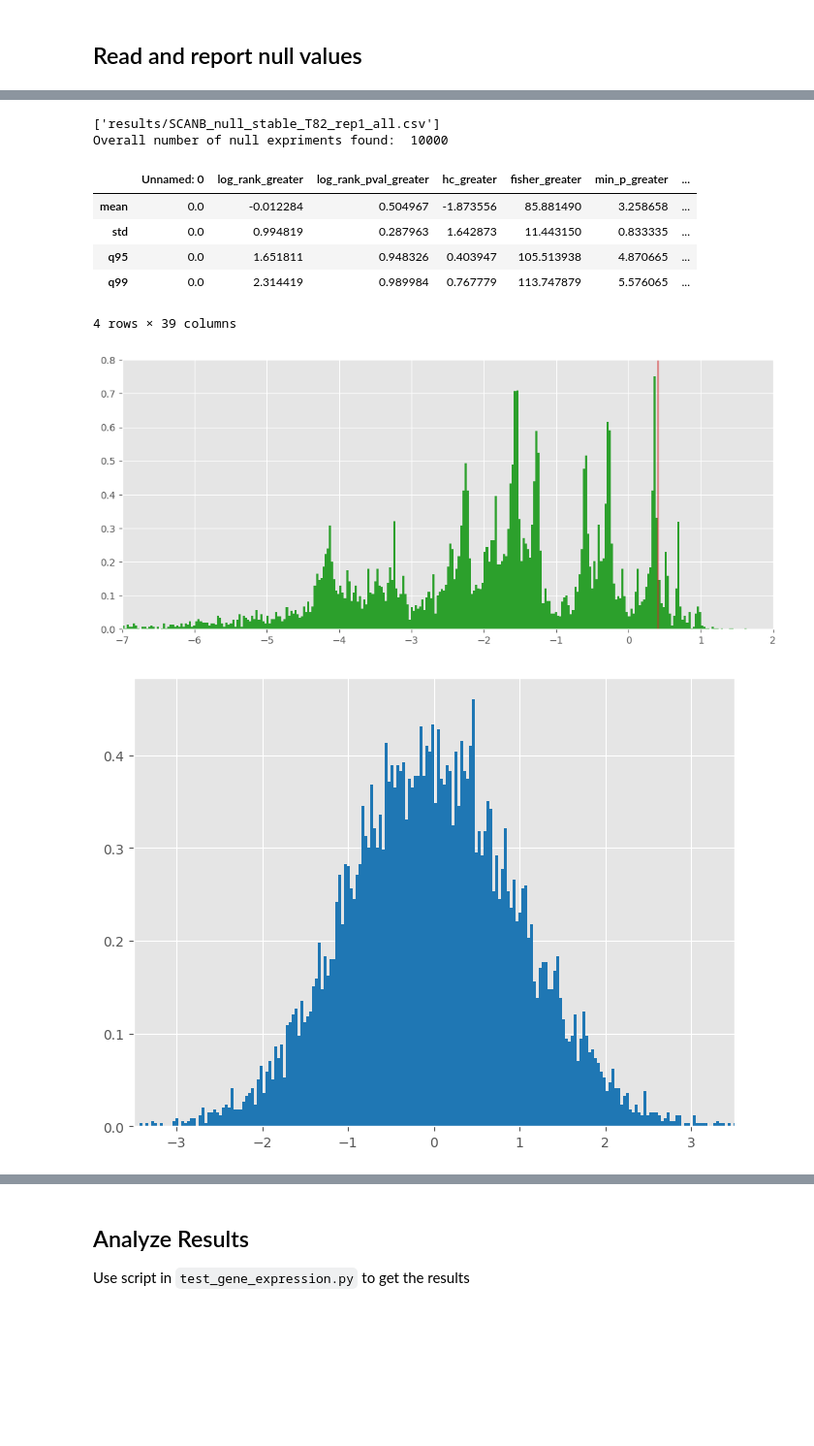
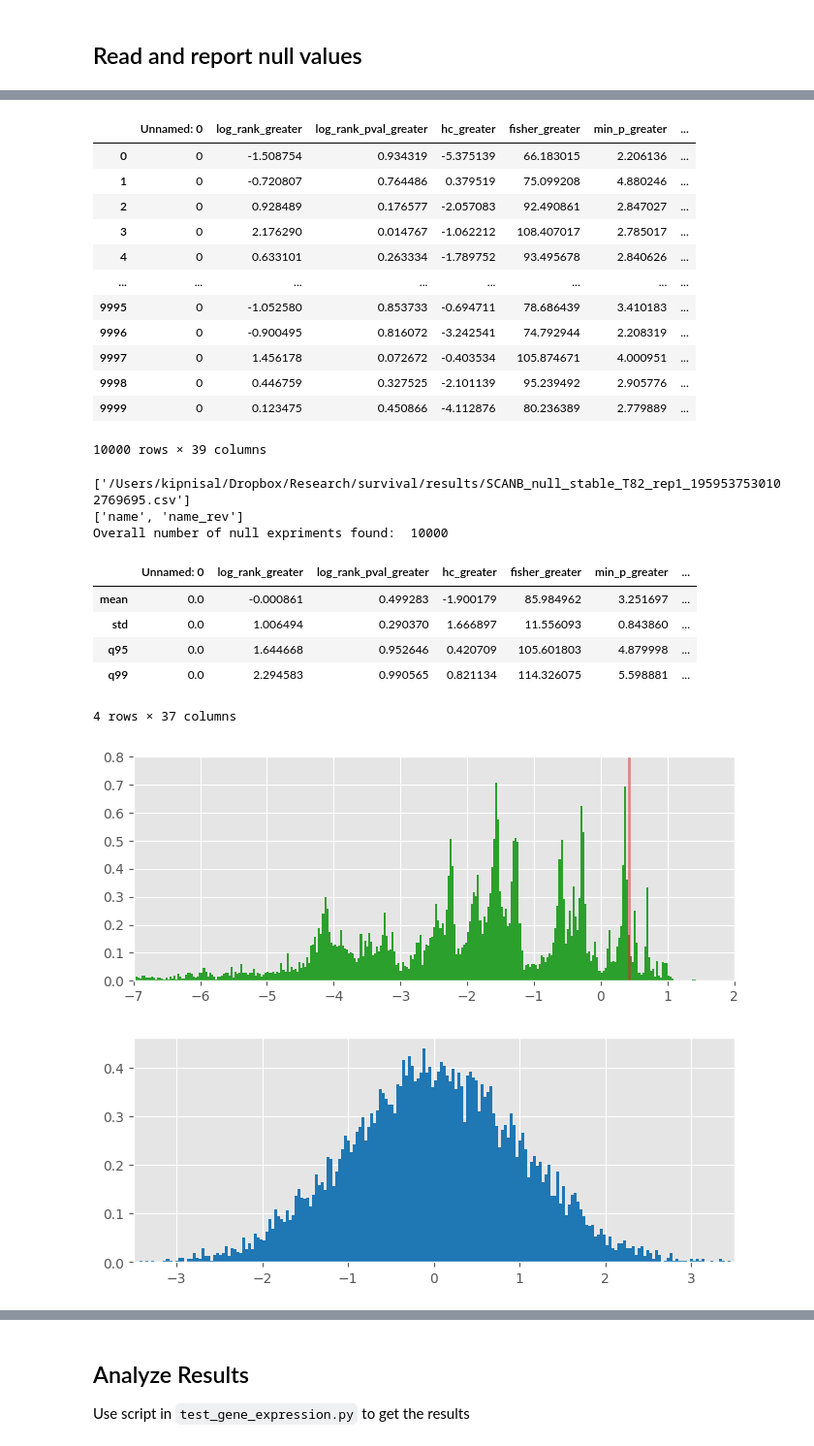
Before and after one commit to alonkipnis/HCHG, a Jupyter notebook: gene_expression_nb.ipynb, the cells around one changed output, grey strips where cells are left out. Shown at 97% size. Cells and saved outputs as stored; diff of their text form; code cells hidden in the pictures; blank space fills up the shorter version.

```diff
--- a/gene_expression_nb.ipynb
+++ b/gene_expression_nb.ipynb
@@ -140,57 +146,84 @@ def q99(x):
+# %%
+df0
+# %% [output]
+|  | Unnamed: 0 | log_rank_greater | log_rank_pval_greater | hc_greater | fisher_greater | min_p_greater | ... |
+| 0 | 0 | -1.508754 | 0.934319 | -5.375139 | 66.183015 | 2.206136 | ... |
+| 1 | 0 | -0.720807 | 0.764486 | 0.379519 | 75.099208 | 4.880246 | ... |
+| 2 | 0 | 0.928489 | 0.176577 | -2.057083 | 92.490861 | 2.847027 | ... |
+| 3 | 0 | 2.176290 | 0.014767 | -1.062212 | 108.407017 | 2.785017 | ... |
+| 4 | 0 | 0.633101 | 0.263334 | -1.789752 | 93.495678 | 2.840626 | ... |
+| ... | ... | ... | ... | ... | ... | ... | ... |
+| 9995 | 0 | -1.052580 | 0.853733 | -0.694711 | 78.686439 | 3.410183 | ... |
+| 9996 | 0 | -0.900495 | 0.816072 | -3.242541 | 74.792944 | 2.208319 | ... |
+| 9997 | 0 | 1.456178 | 0.072672 | -0.403534 | 105.874671 | 4.000951 | ... |
+| 9998 | 0 | 0.446759 | 0.327525 | -2.101139 | 95.239492 | 2.905776 | ... |
+| 9999 | 0 | 0.123475 | 0.450866 | -4.112876 | 80.236389 | 2.779889 | ... |
+10000 rows × 39 columns
 # %%
 T = 82
 M = 1
 stbl = True
 from glob import glob
 
-lo_files = glob("results/SCANB_null_stable_T82_rep1_all.csv")
+lo_files = glob("/Users/kipnisal/Dropbox/Research/survival/results/SCANB_null_stable_T82*.csv")
 
 print(lo_files)
 df0 = pd.concat([pd.read_csv(f) for f in lo_files])
+
+# find all string columns in df0
+string_cols = [c for c in df0.columns if df0[c].dtype == 'object']
+print(string_cols)
+# drop all string columns
+df0.drop(columns=string_cols, inplace=True)
+
 #a = df0.filter(['hc_greater', 'log_rank_greater', 'log_rank_pval_greater', 'hc_greater_rev', 'logrank_lifelines_None']).agg(['mean','std',q95, q99])
 print("Overall number of null expriments found: ", len(df0))
+
 a = df0.agg(['mean','std',q95, q99])
 crit_vals = a.loc['q95'].to_dict()
 a
 # %% [output]
-['results/SCANB_null_stable_T82_rep1_all.csv']
+['/Users/kipnisal/Dropbox/Research/survival/results/SCANB_null_stable_T82_rep1_1959537530102769695.csv']
+['name', 'name_rev']
 Overall number of null expriments found:  10000
 |  | Unnamed: 0 | log_rank_greater | log_rank_pval_greater | hc_greater | fisher_greater | min_p_greater | ... |
-| mean | 0.0 | -0.012284 | 0.504967 | -1.873556 | 85.881490 | 3.258658 | ... |
-| std | 0.0 | 0.994819 | 0.287963 | 1.642873 | 11.443150 | 0.833335 | ... |
-| q95 | 0.0 | 1.651811 | 0.948326 | 0.403947 | 105.513938 | 4.870665 | ... |
-| q99 | 0.0 | 2.314419 | 0.989984 | 0.767779 | 113.747879 | 5.576065 | ... |
+| mean | 0.0 | -0.000861 | 0.499283 | -1.900179 | 85.984962 | 3.251697 | ... |
+| std | 0.0 | 1.006494 | 0.290370 | 1.666897 | 11.556093 | 0.843860 | ... |
+| q95 | 0.0 | 1.644668 | 0.952646 | 0.420709 | 105.601803 | 4.879998 | ... |
+| q99 | 0.0 | 2.294583 | 0.990565 | 0.821134 | 114.326075 | 5.598881 | ... |
-4 rows × 39 columns
+4 rows × 37 columns
 # %%
 output_dir = "/Users/kipnisal/Dropbox/Apps/Overleaf/Survival Analysis with Sensitivity to Possible Rare and Weak Differences/"
-#output_dir = "./"
+output_dir = "./"
 # %%
 vals = list(df0.hc_greater)
+plt.figure(figsize=(8, 3))
 plt.hist(vals, bins = np.linspace(-7,3,337), density=True, color='tab:green')
-plt.rcParams['figure.figsize'] =  [8, 6]
 plt.xlim([-7, 2])
 plt.ylim([0, 0.8])
-plt.vlines(crit_vals['hc_greater'], 0, 1, linewidth=2, color='tab:red', alpha=0.5, label='99% quantile')
+plt.vlines(crit_vals['hc_greater'], 0, 1, linewidth=2, color='tab:red', alpha=0.5, label='95% quantile')
+# set xtick f
 #plt.text(crit_vals['hc_greater'] - 0.5, 0.45, "99% quantile", color='tab:red', backgroundcolor='white')
 
 plt.savefig(output_dir + f'Figs/hc_hist_T{T}.png', dpi=180, bbox_inches='tight', pad_inches=0, transparent=True)
 plt.show()
 
 vals = list(df0.log_rank_greater)
+plt.figure(figsize=(8, 3))
 plt.hist(vals, bins = np.linspace(-4,4,237), density=True, color='tab:blue')
-plt.rcParams['figure.figsize'] =  [8, 6]
 plt.xlim([-3.5, 3.5])
 
 plt.savefig(output_dir + 'Figs/lr_hist.png',dpi=180, bbox_inches='tight', pad_inches=0, transparent=True)
 plt.show()
 
 vals = list(df0.logrank_lifelines_None)
+plt.figure(figsize=(8, 3))
 plt.hist(vals, bins = np.linspace(0,5,237), density=True, color='tab:blue')
-plt.rcParams['figure.figsize'] =  [8, 6]
+plt.rcParams['figure.figsize'] =  [3, 8]
 plt.xlim([0, 6])
 
 plt.savefig(output_dir + 'Figs/lr_chisq_hist.png', dpi=180, bbox_inches='tight', pad_inches=0, transparent=True)
 plt.show()
 # %% [output]
-[figure, old version]
+[figure, new version]
-[figure, old version]
+[figure, new version]
```
Also changed, not shown: parts of 4 cells of this notebook, 23 other files.
